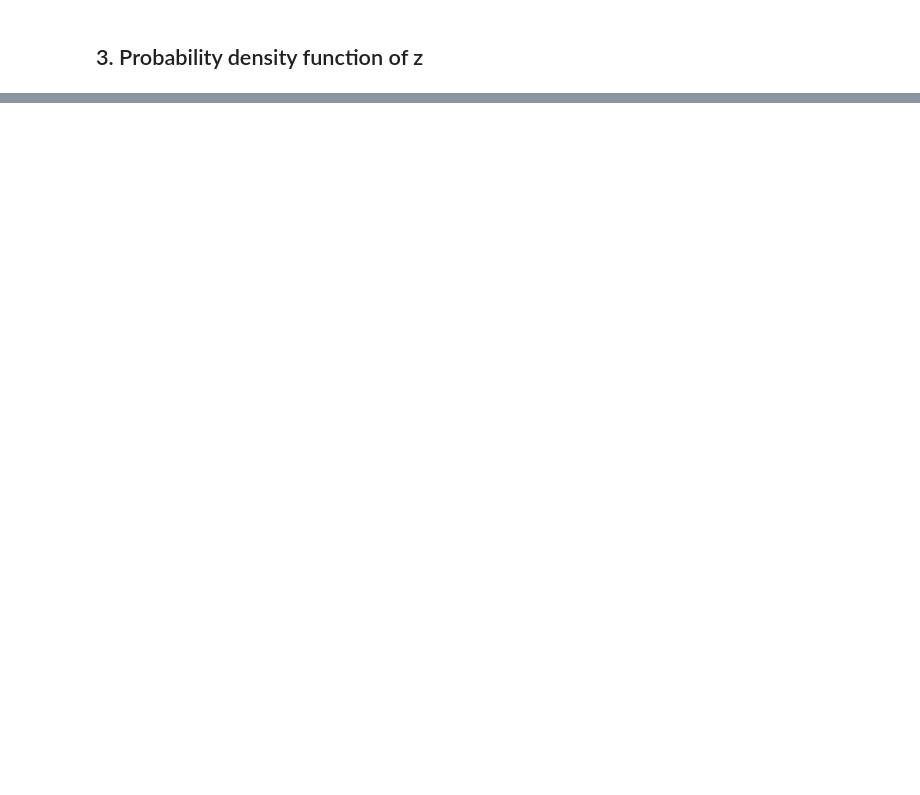
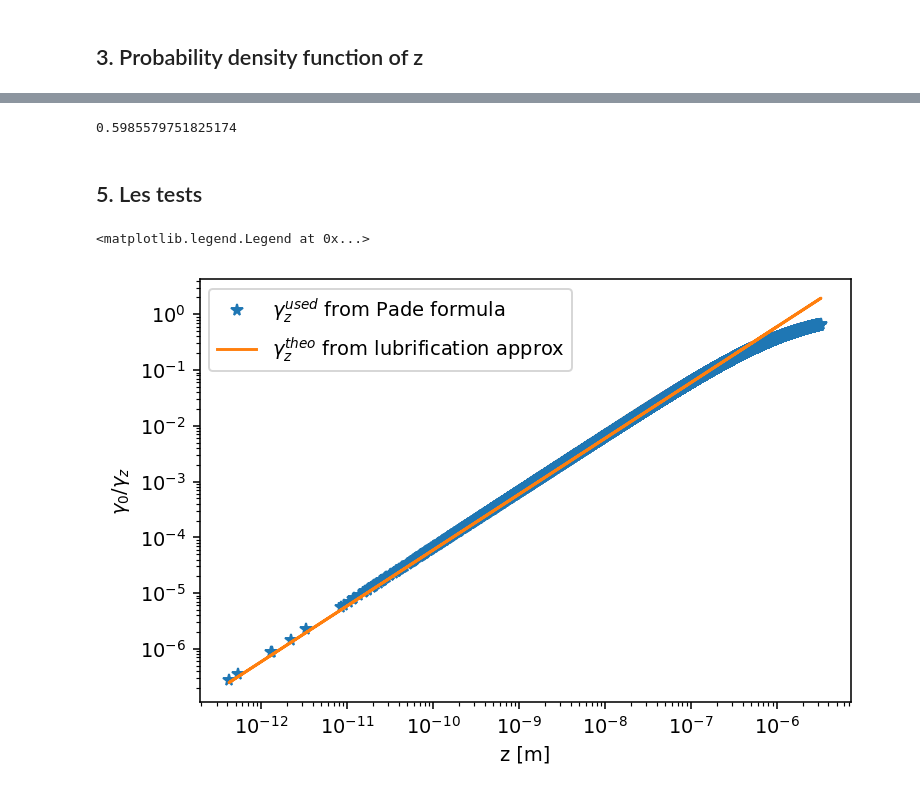
Before and after one commit to ElodieMillan/Brownian-particle-near-wall, a Jupyter notebook: Results rigid wall Overdamped.ipynb, the cells around one changed output, grey strips where cells are left out. Drawn from its saved outputs; the diff is of its cells as text; code cells hidden in the pictures; blank space fills up the shorter version.

```diff
--- a/Results rigid wall Overdamped.ipynb
+++ b/Results rigid wall Overdamped.ipynb
@@ -137,0 +157,19 @@ plt.show()
+# %%
+mean_Dx_theo/(langevin3D.kb * langevin3D.T / langevin3D.gamma)
+# %% [output]
+0.5985579751825174
+# %% [markdown]
+## 5. Les tests
+# %%
+zi_1 = langevin3D.z
+gamma_z = langevin3D._gamma_z(zi_1)
+gamma0 = langevin3D.gamma
+# %%
+plt.loglog(zi_1, gamma0/gamma_z, "*", label="$\\gamma_z^{used}$ from Pade formula")
+plt.plot(zi_1, 8/9 * zi_1/langevin3D.R, label="$\\gamma_z^{theo}$ from lubrification approx")
+plt.xlabel("z [m]")
+plt.ylabel("$\\gamma_0 / \\gamma_z$ ")
+plt.legend()
+# %% [output]
+<matplotlib.legend.Legend at 0x...>
+[figure, added]
```
Also changed, not shown: parts of 13 cells of this notebook, 2 other files.
